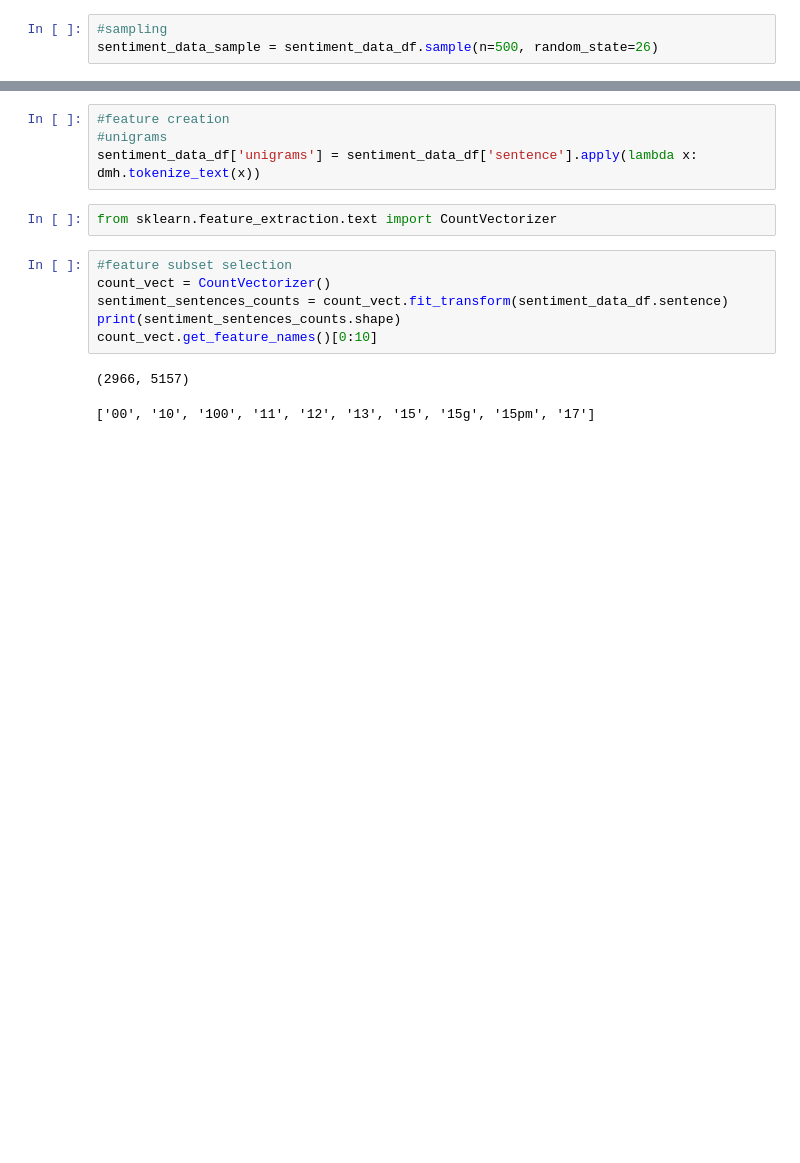
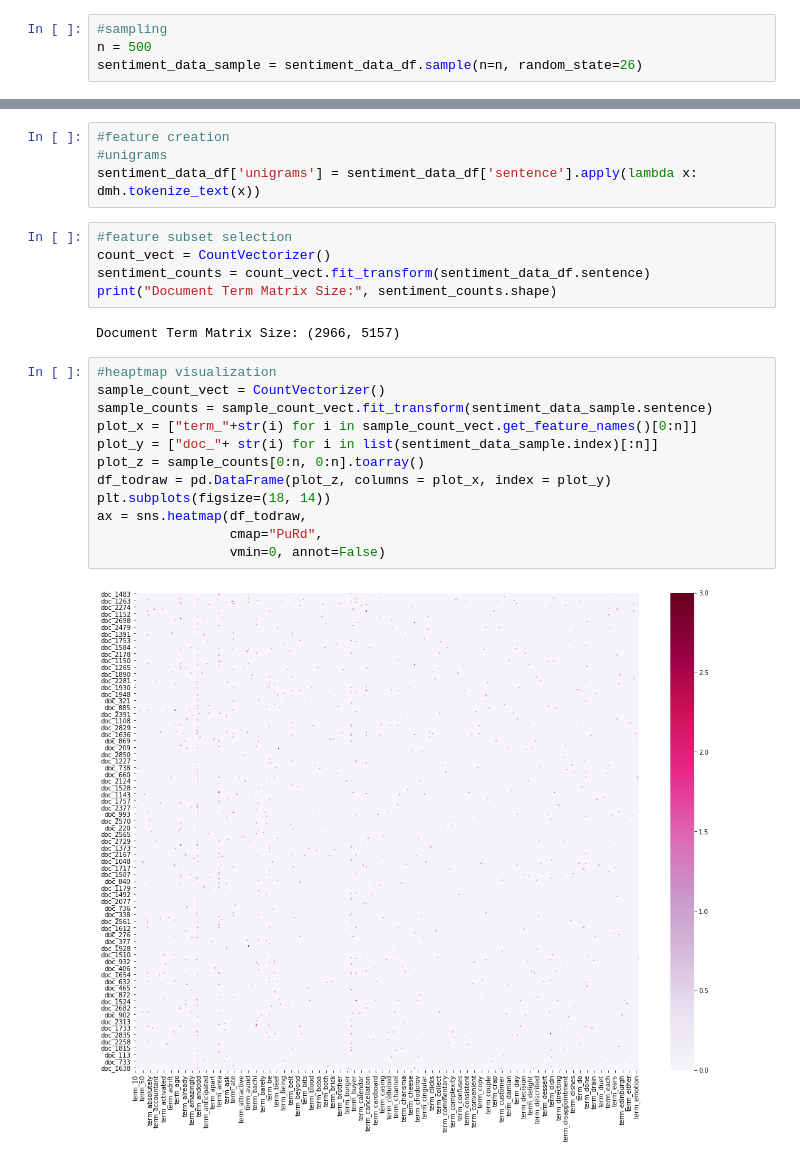
Before and after one commit to xavier2696/dm_2018_hw_1, a Jupyter notebook: hw_1.ipynb, the cells around one changed output, grey strips where cells are left out. Cells and saved outputs as stored; diff of their text form; blank space fills up the shorter version.

Commit message:
applied data exploration and data operation steps

```diff
--- a/hw_1.ipynb
+++ b/hw_1.ipynb
@@ -92,7 +110,8 @@ Duplicated rows: 17
 Number of rows after cleaning: 2966
 # %%
 #sampling
-sentiment_data_sample = sentiment_data_df.sample(n=500, random_state=26)
+n = 500
+sentiment_data_sample = sentiment_data_df.sample(n=n, random_state=26)
 # %%
 #show the sampling and actual data counts in a bar graph
 sample_counts = sentiment_data_sample.score.value_counts()
@@ -117,14 +128,24 @@ True
 #feature creation
 #unigrams
 sentiment_data_df['unigrams'] = sentiment_data_df['sentence'].apply(lambda x: dmh.tokenize_text(x))
-# %%
-from sklearn.feature_extraction.text import CountVectorizer
 # %%
 #feature subset selection
 count_vect = CountVectorizer()
-sentiment_sentences_counts = count_vect.fit_transform(sentiment_data_df.sentence)
-print(sentiment_sentences_counts.shape)
-count_vect.get_feature_names()[0:10]
+sentiment_counts = count_vect.fit_transform(sentiment_data_df.sentence)
+print("Document Term Matrix Size:", sentiment_counts.shape)
 # %% [output]
-(2966, 5157)
+Document Term Matrix Size: (2966, 5157)
-['00', '10', '100', '11', '12', '13', '15', '15g', '15pm', '17']
+# %%
+#heaptmap visualization
+sample_count_vect = CountVectorizer()
+sample_counts = sample_count_vect.fit_transform(sentiment_data_sample.sentence)
+plot_x = ["term_"+str(i) for i in sample_count_vect.get_feature_names()[0:n]]
+plot_y = ["doc_"+ str(i) for i in list(sentiment_data_sample.index)[:n]]
+plot_z = sample_counts[0:n, 0:n].toarray()
+df_todraw = pd.DataFrame(plot_z, columns = plot_x, index = plot_y)
+plt.subplots(figsize=(18, 14))
+ax = sns.heatmap(df_todraw,
+                 cmap="PuRd",
+                 vmin=0, annot=False)
+# %% [output]
+[figure, added]
```
Also changed, not shown: parts of 8 cells of this notebook.
